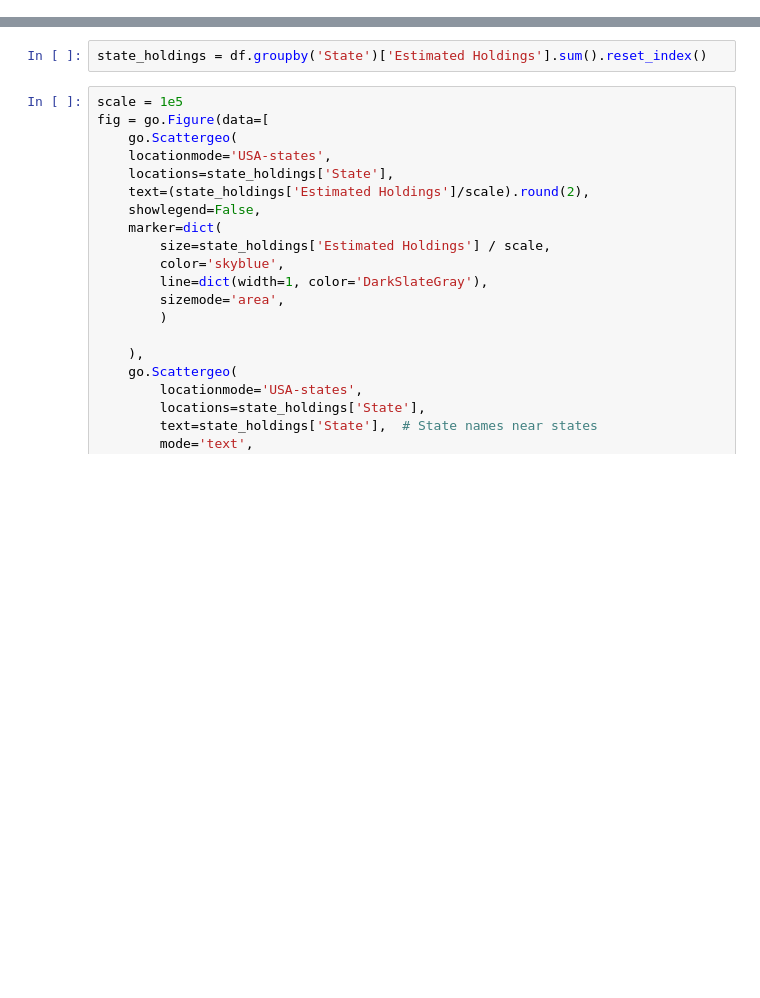
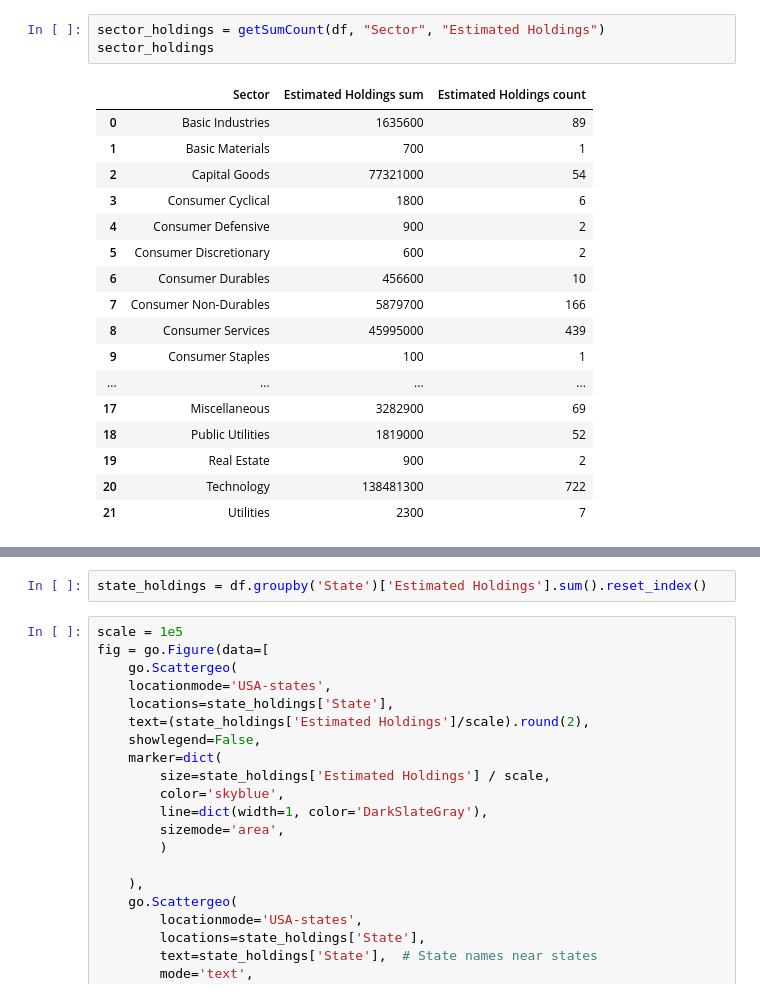
Before and after one commit to e2abbyh/ECE143-Group4-FinalProject, a Jupyter notebook: Analysis.ipynb, the cells around one changed output, grey strips where cells are left out. Saved outputs shown, nothing was run; the diff lists cells and outputs as text; blank space fills up the shorter version.

```diff
--- a/Analysis.ipynb
+++ b/Analysis.ipynb
@@ -12,0 +39,21 @@ df
+# %%
+sector_holdings = getSumCount(df, "Sector", "Estimated Holdings")
+sector_holdings
+# %% [output]
+|  | Sector | Estimated Holdings sum | Estimated Holdings count |
+| 0 | Basic Industries | 1635600 | 89 |
+| 1 | Basic Materials | 700 | 1 |
+| 2 | Capital Goods | 77321000 | 54 |
+| 3 | Consumer Cyclical | 1800 | 6 |
+| 4 | Consumer Defensive | 900 | 2 |
+| 5 | Consumer Discretionary | 600 | 2 |
+| 6 | Consumer Durables | 456600 | 10 |
+| 7 | Consumer Non-Durables | 5879700 | 166 |
+| 8 | Consumer Services | 45995000 | 439 |
+| 9 | Consumer Staples | 100 | 1 |
+| ... | ... | ... | ... |
+| 17 | Miscellaneous | 3282900 | 69 |
+| 18 | Public Utilities | 1819000 | 52 |
+| 19 | Real Estate | 900 | 2 |
+| 20 | Technology | 138481300 | 722 |
+| 21 | Utilities | 2300 | 7 |
```
Also changed, not shown: parts of 15 cells of this notebook, 1 other file.
